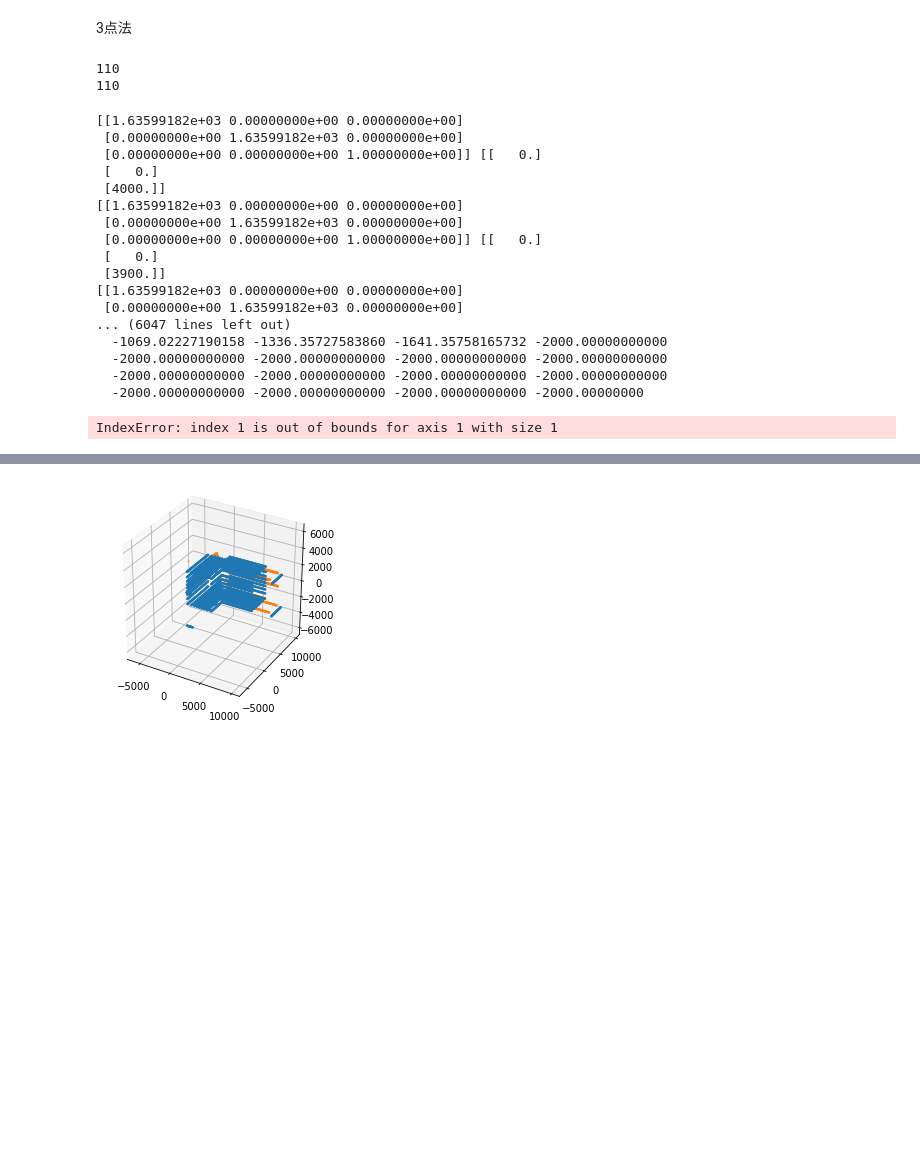
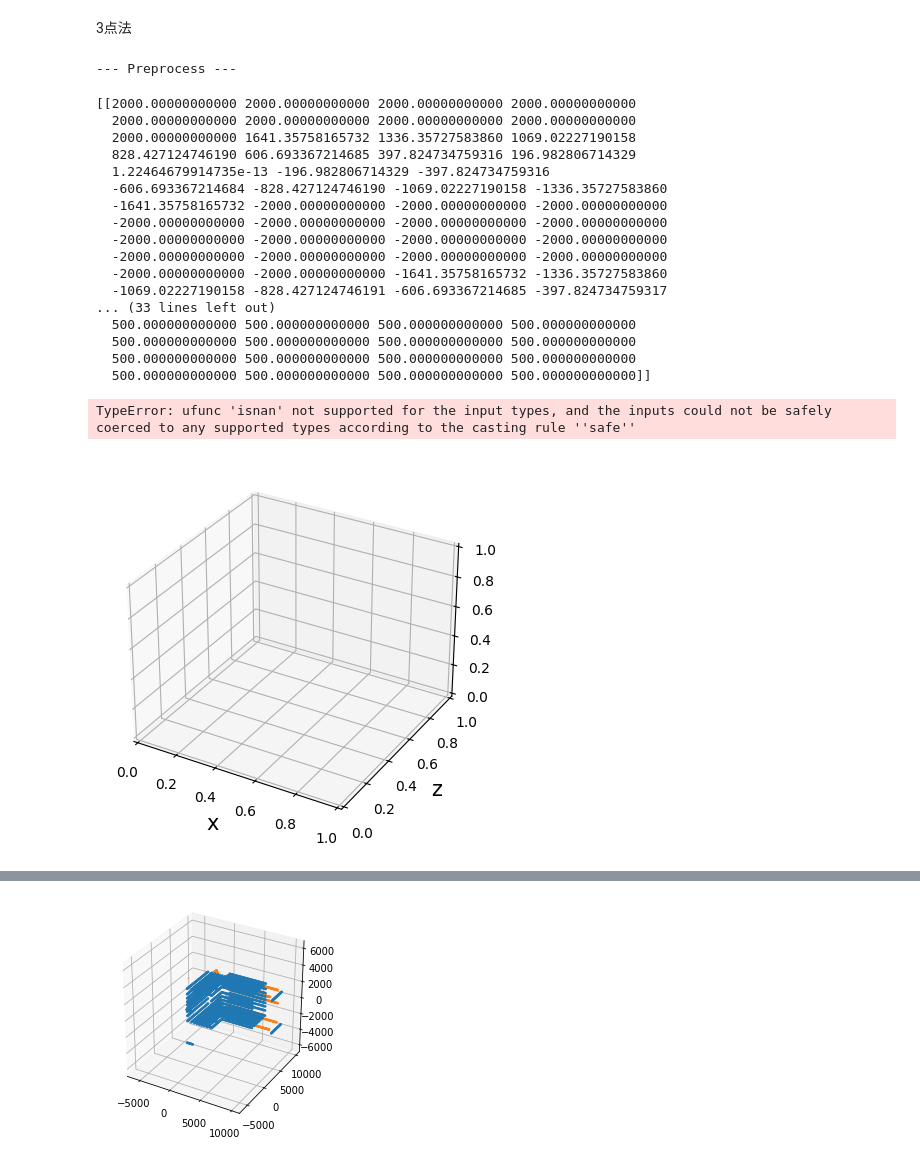
Before and after one commit to gutter-mouth/InchwormMeasurement, a Jupyter notebook: notebook/test_simulator.ipynb, the cells around one changed output, grey strips where cells are left out. Cells and saved outputs as stored; diff of their text form; code cells hidden in the pictures; blank space fills up the shorter version.

```diff
--- a/notebook/test_simulator.ipynb
+++ b/notebook/test_simulator.ipynb
@@ -145,14 +145,7 @@ utils.plot_points(np.hstack(ring_laser.P))
 # %% [markdown]
 3点法
-# %%
-[idx_camera, idx_spot] = Simulator.generate_idx(100, 10, 40)
-print(len(idx_camera))
-print( len(idx_spot))
-# %% [output]
-110
-110
 # %%
-[idx_camera, idx_spot] = Simulator.generate_idx(100, 10, 40)
+[idx_camera, idx_spot] = Simulator.generate_idx(0, 40, 10, offset=40)
 simulator_params = {
     "A": A,
     "spot_laser": spot_laser_three,
@@ -160,7 +153,7 @@ simulator_params = {
     "cMr": cMr,
     "idx_camera": idx_camera,
     "idx_spot": idx_spot,
-    "round_threshold": 0.5,
+    "round_threshold": 0.1,
     "is_bundle": True,
     "is_scale_true": False,
     "name": "運動直進，スポットレーザはみ出しなし",
@@ -176,21 +169,26 @@ S.run_measurement()
 
 # S.plot_pose()
 # %% [output]
-[[1.63599182e+03 0.00000000e+00 0.00000000e+00]
- [0.00000000e+00 1.63599182e+03 0.00000000e+00]
- [0.00000000e+00 0.00000000e+00 1.00000000e+00]] [[   0.]
- [   0.]
- [4000.]]
-[[1.63599182e+03 0.00000000e+00 0.00000000e+00]
- [0.00000000e+00 1.63599182e+03 0.00000000e+00]
- [0.00000000e+00 0.00000000e+00 1.00000000e+00]] [[   0.]
- [   0.]
- [3900.]]
-[[1.63599182e+03 0.00000000e+00 0.00000000e+00]
- [0.00000000e+00 1.63599182e+03 0.00000000e+00]
-... (6047 lines left out)
-  -1069.02227190158 -1336.35727583860 -1641.35758165732 -2000.00000000000
-  -2000.00000000000 -2000.00000000000 -2000.00000000000 -2000.00000000000
-  -2000.00000000000 -2000.00000000000 -2000.00000000000 -2000.00000000000
-  -2000.00000000000 -2000.00000000000 -2000.00000000000 -2000.00000000
+--- Preprocess ---
-IndexError: index 1 is out of bounds for axis 1 with size 1
+# %%
+S.run_show_result(type="groundtruth", label="estimated_result")
+# %% [output]
+[[2000.00000000000 2000.00000000000 2000.00000000000 2000.00000000000
+  2000.00000000000 2000.00000000000 2000.00000000000 2000.00000000000
+  2000.00000000000 1641.35758165732 1336.35727583860 1069.02227190158
+  828.427124746190 606.693367214685 397.824734759316 196.982806714329
+  1.22464679914735e-13 -196.982806714329 -397.824734759316
+  -606.693367214684 -828.427124746190 -1069.02227190158 -1336.35727583860
+  -1641.35758165732 -2000.00000000000 -2000.00000000000 -2000.00000000000
+  -2000.00000000000 -2000.00000000000 -2000.00000000000 -2000.00000000000
+  -2000.00000000000 -2000.00000000000 -2000.00000000000 -2000.00000000000
+  -2000.00000000000 -2000.00000000000 -2000.00000000000 -2000.00000000000
+  -2000.00000000000 -2000.00000000000 -1641.35758165732 -1336.35727583860
+  -1069.02227190158 -828.427124746191 -606.693367214685 -397.824734759317
+... (33 lines left out)
+  500.000000000000 500.000000000000 500.000000000000 500.000000000000
+  500.000000000000 500.000000000000 500.000000000000 500.000000000000
+  500.000000000000 500.000000000000 500.000000000000 500.000000000000
+  500.000000000000 500.000000000000 500.000000000000 500.000000000000]]
+TypeError: ufunc 'isnan' not supported for the input types, and the inputs could not be safely coerced to any supported types according to the casting rule ''safe''
+[figure, added]
```
Also changed, not shown: parts of 10 cells of this notebook, 4 other files.
